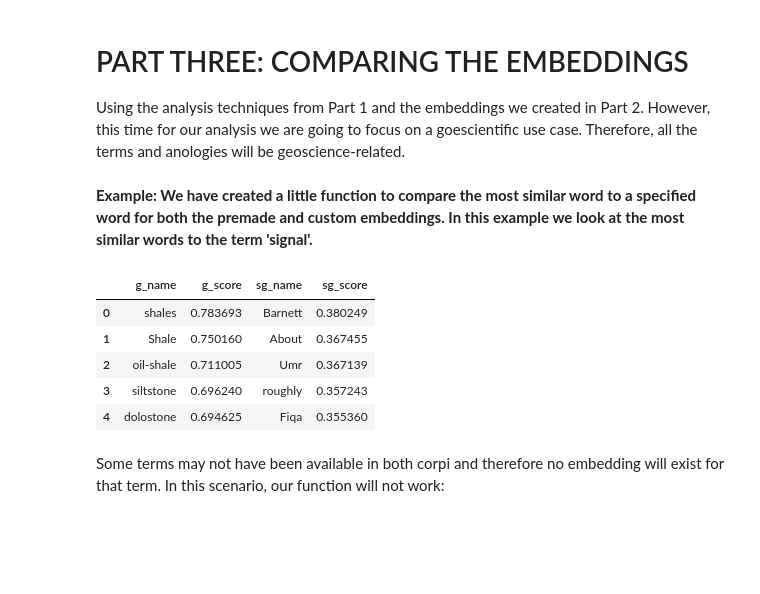
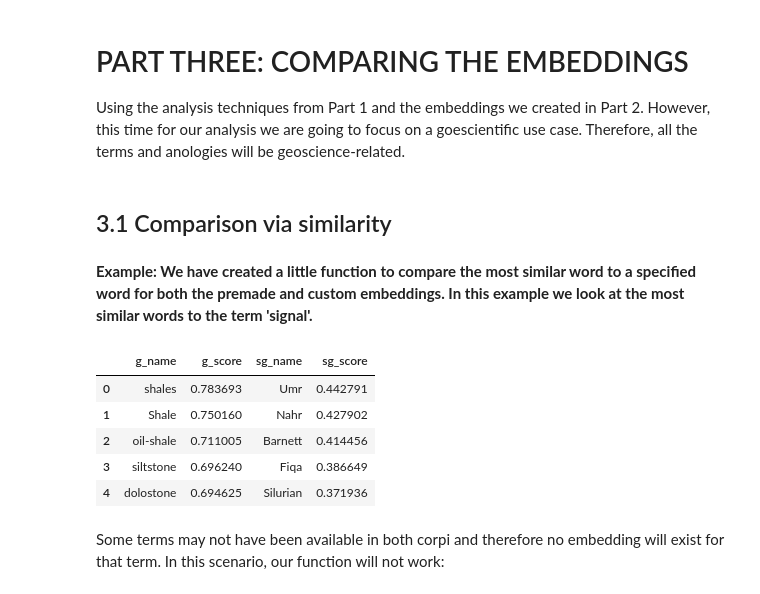
Before and after one commit to cebirnie92/KAUST-Iraya_SummerSchool2021, a Jupyter notebook: notebooks/day1_word_embeddings.ipynb, the cells around one changed output. Cells and saved outputs as stored; diff of their text form; code cells hidden in the pictures; blank space fills up the shorter version.

Commit message:
updating environment and Day One notebook

```diff
--- a/notebooks/day1_word_embeddings.ipynb
+++ b/notebooks/day1_word_embeddings.ipynb
@@ -178,0 +164,19 @@ geodata.head()
+# %%
+# setup credentials
+#token = 'Token %s'%('$TOKEN') # copy-paste token
+token = 'Token %s'% os.environ['IRAYATOKEN']
+
+data_list = []
+pages = range(1,12)
+for p in pages:
+    print('page: %u'%p)
+    headers = {"Content-type": "application/json",
+               "Authorization": token}
+
+    # fetch data - with page number: we have 11 pages in total
+    r = requests.get("https://demo.atelier.irayaenergies.ai/data-tracker/extracted-info?page=%i"%p, headers=headers)
+    data = r.json()
+    data["data"][0]
+    data_list.append(data["data"])
+
+data_list = [item for sublist in data_list for item in sublist]
@@ -182,0 +219,2 @@ geotexts = geodata['doc_text'].values.tolist()
+# %%
+geotexts = [d['attributes']['doc_text'] for d in data_list]
@@ -254,5 +312,5 @@ gensim.models.Word2Vec?
 # %%
 # Skip-gram model
 sg_geoscience = gensim.models.Word2Vec(tokenised_sents, sg=1, min_count=2, window=5, vector_size=300)
-sg_geoscience.train(tokenised_sents, total_examples=len(tokenised_sents), epochs=250)
+sg_geoscience.train(tokenised_sents, total_examples=len(tokenised_sents), epochs=100)
 # %% [output]
@@ -260,5 +317,0 @@ sg_geoscience.train(tokenised_sents, total_examples=len(tokenised_sents), epochs
-# %%
-%%timeit
-# Skip-gram model
-sg_geoscience = gensim.models.Word2Vec(tokenised_sents, sg=1, min_count=2, window=5, vector_size=300)
-sg_geoscience.train(tokenised_sents, total_examples=len(tokenised_sents), epochs=250)
@@ -278,6 +329,8 @@ len(sg_geoscience.wv.vectors)
 # PART THREE: COMPARING THE EMBEDDINGS
 
 Using the analysis techniques from Part 1 and the embeddings we created in Part 2. However, this time for our analysis we are going to focus on a goescientific use case. Therefore, all the terms and anologies will be geoscience-related.
+# %% [markdown]
+## 3.1 Comparison via similarity
 # %% [markdown]
 **Example: We have created a little function to compare the most similar word to a specified word for both the premade and custom embeddings. In this example we look at the most similar words to the term 'signal'.**
 # %%
@@ -290,14 +343,14 @@ def comparing_embeddings_similarity(word, g_emb, sg_emb):
 # %%
 word = 'shale'
 
-comparing_embeddings_similarity(word, wiki_w2v, sg_geoscience)
+comparing_embeddings_similarity(word, wiki_vecs, sg_geoscience)
 # %% [output]
 |  | g_name | g_score | sg_name | sg_score |
-| 0 | shales | 0.783693 | Barnett | 0.380249 |
-| 1 | Shale | 0.750160 | About | 0.367455 |
-| 2 | oil-shale | 0.711005 | Umr | 0.367139 |
-| 3 | siltstone | 0.696240 | roughly | 0.357243 |
-| 4 | dolostone | 0.694625 | Fiqa | 0.355360 |
+| 0 | shales | 0.783693 | Umr | 0.442791 |
+| 1 | Shale | 0.750160 | Nahr | 0.427902 |
+| 2 | oil-shale | 0.711005 | Barnett | 0.414456 |
+| 3 | siltstone | 0.696240 | Fiqa | 0.386649 |
+| 4 | dolostone | 0.694625 | Silurian | 0.371936 |
 # %% [markdown]
 Some terms may not have been available in both corpi and therefore no embedding will exist for that term. In this scenario, our function will not work:
 # %%
```
Also changed, not shown: parts of 23 cells of this notebook, 1 other file.
